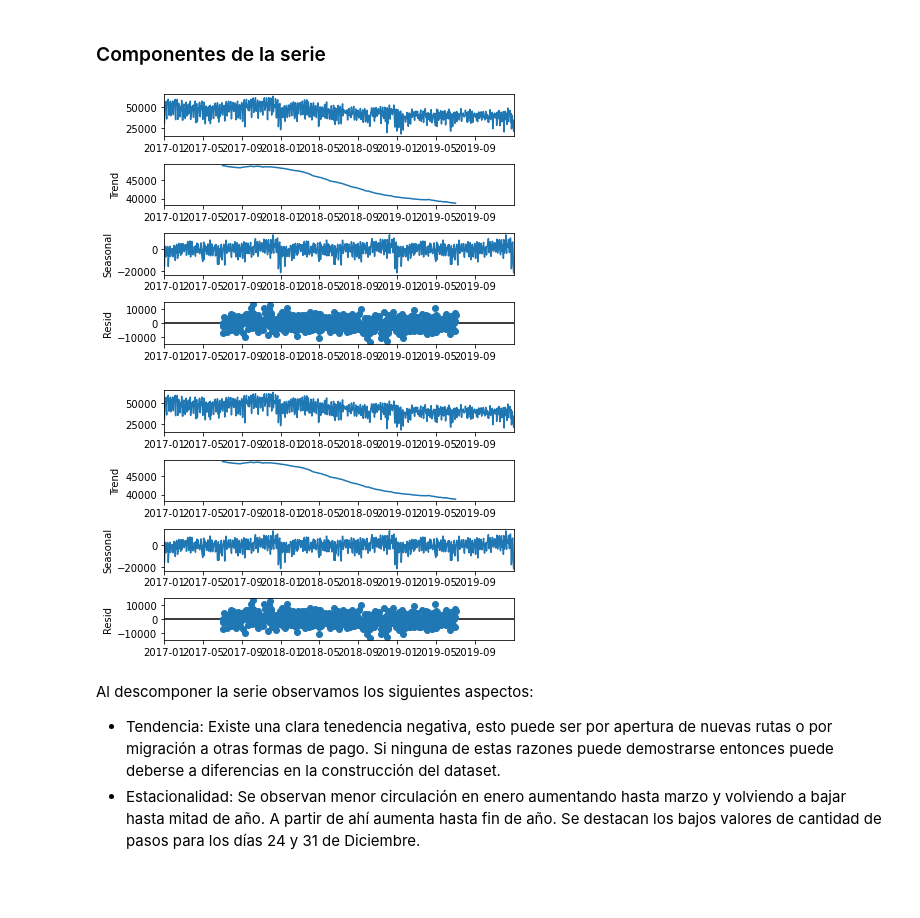
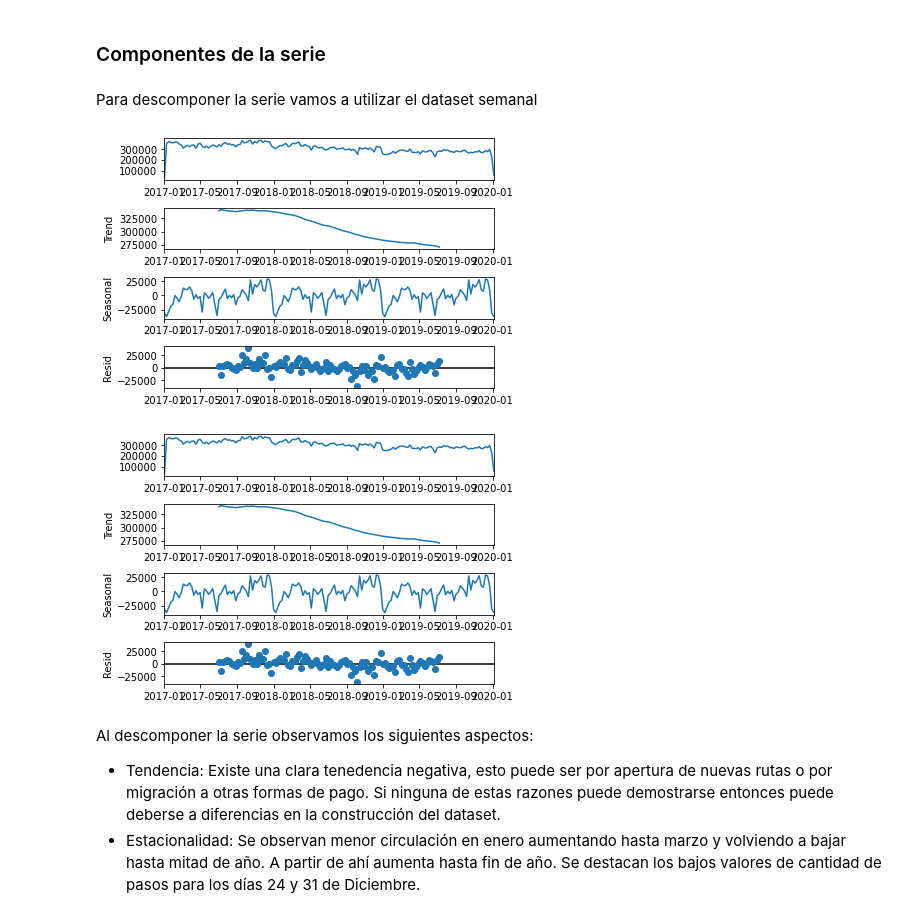
Before and after one commit to NachoRam123/Proyecto-3, a Jupyter notebook: DS_Proyecto_03_ST_RamellaIgnacio.ipynb, the cells around one changed output. Cells and saved outputs as stored; diff of their text form; code cells hidden in the pictures; blank space fills up the shorter version.

Commit message:
Todo listo para los modelos

```diff
--- a/DS_Proyecto_03_ST_RamellaIgnacio.ipynb
+++ b/DS_Proyecto_03_ST_RamellaIgnacio.ipynb
@@ -554,10 +548,12 @@ diario = diario.set_index('fecha')
+# %% [markdown]
+Para descomponer la serie vamos a utilizar el dataset semanal
 # %%
 from statsmodels.tsa.seasonal import seasonal_decompose
 
-result = seasonal_decompose(diario, model='additive', period=(365))
+result = seasonal_decompose(semanal, model='additive', period=(int(365/7)))
 result.plot()
 # %% [output]
-[figure, old version]
+[figure, new version]
-[figure, old version]
+[figure, new version]
 # %%
 grafico1 = px.line(result.trend)
```
Also changed, not shown: parts of 19 cells of this notebook.
